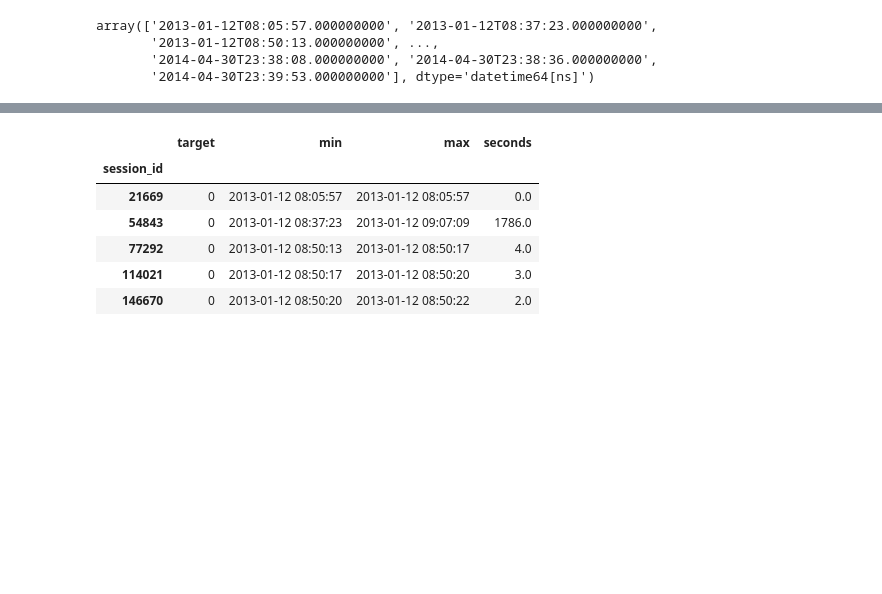
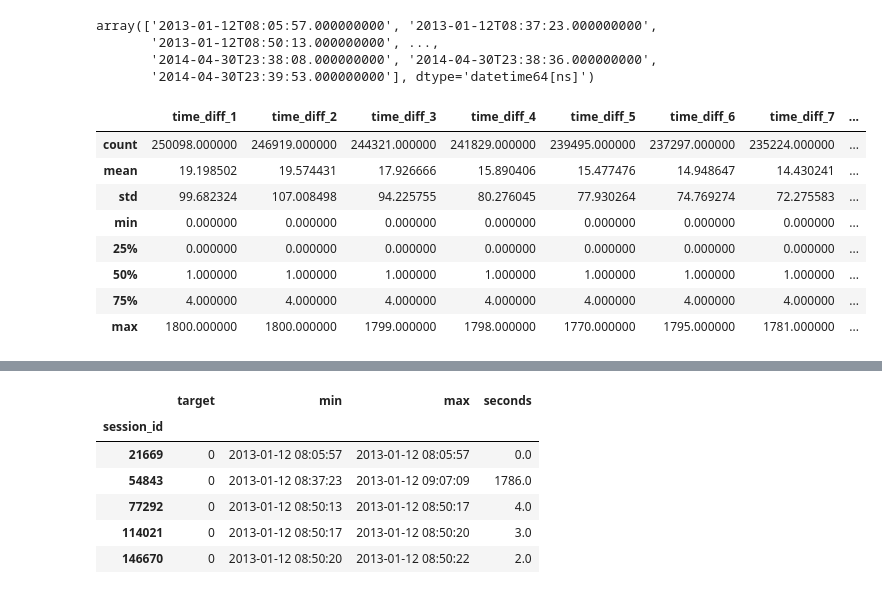
Before and after one commit to korolm/kaggle-mlcourse, a Jupyter notebook: assignment2/alice/assignment2_part1_alice_logistic_regression.ipynb, the cells around one changed output, grey strips where cells are left out. Cells and saved outputs as stored; diff of their text form; code cells hidden in the pictures; blank space fills up the shorter version.

```diff
--- a/assignment2/alice/assignment2_part1_alice_logistic_regression.ipynb
+++ b/assignment2/alice/assignment2_part1_alice_logistic_regression.ipynb
@@ -203,3 +203,8 @@ array(['2013-01-12T08:05:57.000000000', '2013-01-12T08:37:23.000000000',
        '2013-01-12T08:50:13.000000000', ...,
        '2014-04-30T23:38:08.000000000', '2014-04-30T23:38:36.000000000',
        '2014-04-30T23:39:53.000000000'], dtype='datetime64[ns]')
+# %%
+time_diff = ['time_diff_%s' % i for i in range(1, 9)]
+# %%
+for t in range(1, 10):
+    train_df['time_diff_' + str(t)] = (train_df['time' + str(t+1)] - train_df['time' + str(t)]) / np.timedelta64(1, 's')
@@ -205,0 +213,15 @@ array(['2013-01-12T08:05:57.000000000', '2013-01-12T08:37:23.000000000',
+# %%
+train_df['diff_min'] = train_df[time_diff].min(axis=1)
+train_df['diff_max'] = train_df[time_diff].max(axis=1)
+# %%
+train_df[time_diff + ['diff_max']].describe()
+# %% [output]
+|  | time_diff_1 | time_diff_2 | time_diff_3 | time_diff_4 | time_diff_5 | time_diff_6 | time_diff_7 | ... |
+| count | 250098.000000 | 246919.000000 | 244321.000000 | 241829.000000 | 239495.000000 | 237297.000000 | 235224.000000 | ... |
+| mean | 19.198502 | 19.574431 | 17.926666 | 15.890406 | 15.477476 | 14.948647 | 14.430241 | ... |
+| std | 99.682324 | 107.008498 | 94.225755 | 80.276045 | 77.930264 | 74.769274 | 72.275583 | ... |
+| min | 0.000000 | 0.000000 | 0.000000 | 0.000000 | 0.000000 | 0.000000 | 0.000000 | ... |
+| 25% | 0.000000 | 0.000000 | 0.000000 | 0.000000 | 0.000000 | 0.000000 | 0.000000 | ... |
+| 50% | 1.000000 | 1.000000 | 1.000000 | 1.000000 | 1.000000 | 1.000000 | 1.000000 | ... |
+| 75% | 4.000000 | 4.000000 | 4.000000 | 4.000000 | 4.000000 | 4.000000 | 4.000000 | ... |
+| max | 1800.000000 | 1800.000000 | 1799.000000 | 1798.000000 | 1770.000000 | 1795.000000 | 1781.000000 | ... |
```
Also changed, not shown: parts of 2 cells of this notebook, 6 other files.
